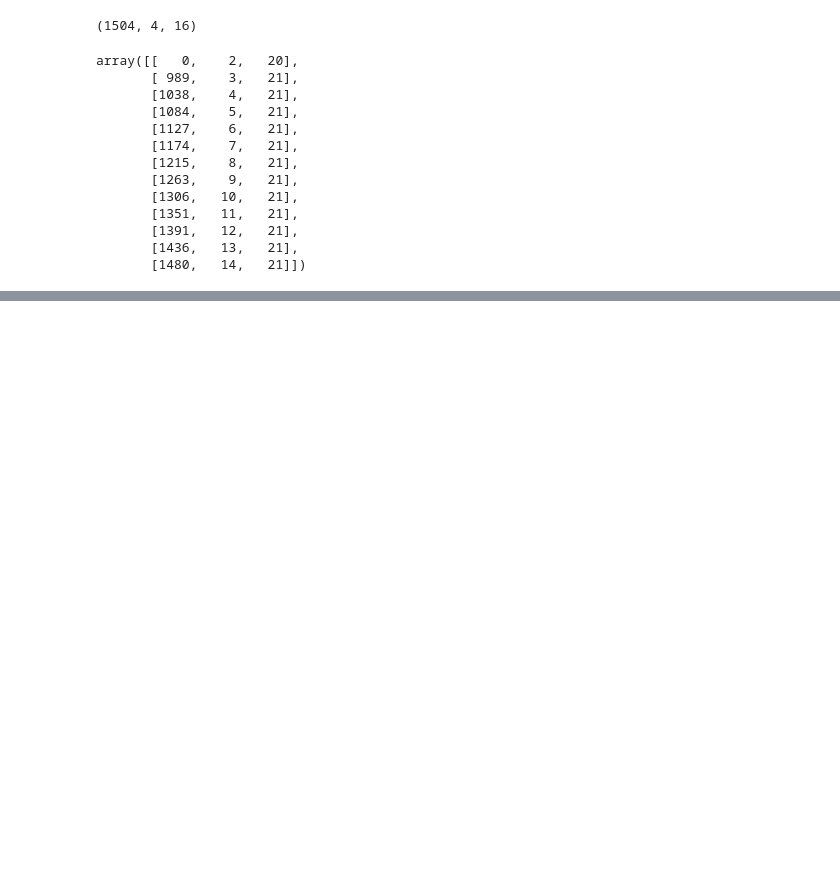
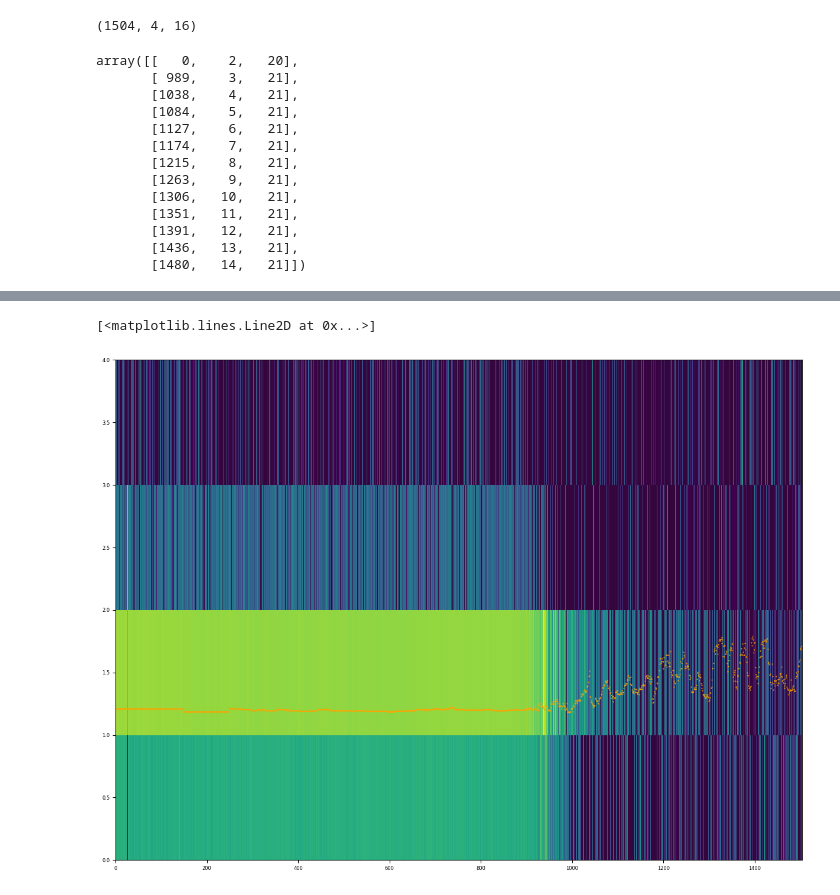
Before and after one commit to AnIndefiniteArticle/slapvisos, a Jupyter notebook: Untitled.ipynb, the cells around one changed output, grey strips where cells are left out. Saved outputs shown, nothing was run; the diff lists cells and outputs as text; code cells hidden in the pictures; blank space fills up the shorter version.

```diff
--- a/Untitled.ipynb
+++ b/Untitled.ipynb
@@ -351,0 +373,8 @@ np.std(smoothmono.sum(axis=1).take(indices=range(np.max((0,i-window)),np.min((le
+# %%
+fig,ax = plt.subplots(figsize=(15,11))
+ax.imshow(smoothmono.sum(axis=2).transpose(), aspect="auto", norm="log", interpolation="none", vmin=0.1, origin="lower", extent=(0,smoothmono.shape[0],0,smoothmono.shape[1]))
+ax.set_facecolor('xkcd:dark purple')
+ax.plot(Zbrights + Zcorr, '.', color="orange", markersize=1, label='Z positions')
+# %% [output]
+[<matplotlib.lines.Line2D at 0x...>]
+[figure, added]
```
Also changed, not shown: parts of 9 cells of this notebook, 1 other file.
